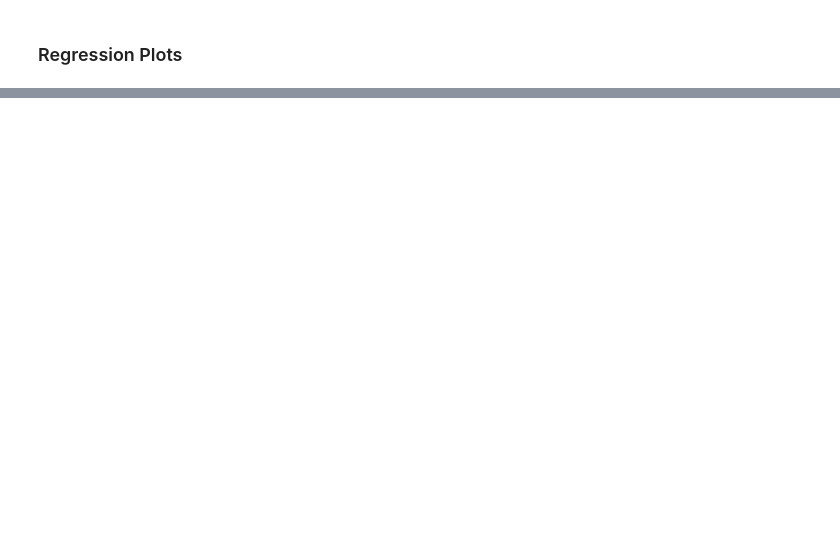
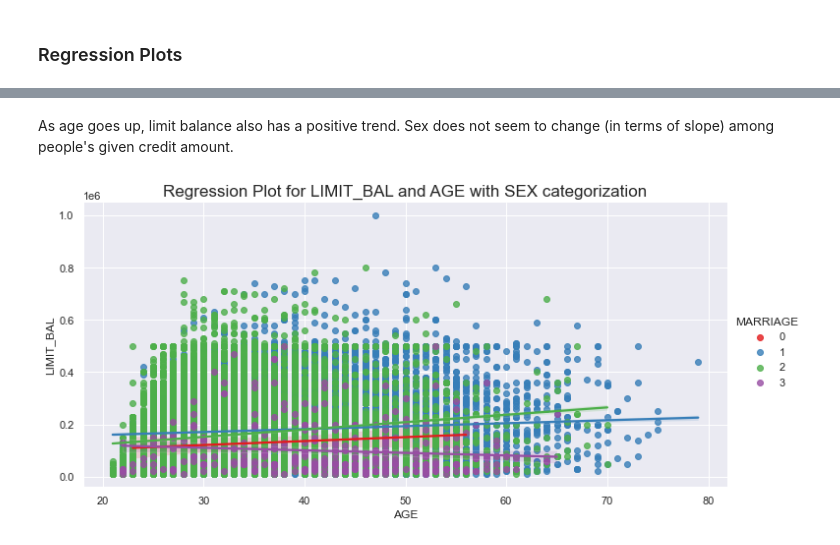
Before and after one commit to ivanurielricardo/EBC4257-Machine-Learning, a Jupyter notebook: final_project/final_project.ipynb, the cells around one changed output, grey strips where cells are left out. Drawn from its saved outputs; the diff is of its cells as text; code cells hidden in the pictures; blank space fills up the shorter version.

```diff
--- a/final_project/final_project.ipynb
+++ b/final_project/final_project.ipynb
@@ -222,0 +273,8 @@ plt.show()
+# %% [markdown]
+As age goes up, limit balance also has a positive trend. Sex does not seem to change (in terms of slope) among people's given credit amount.
+# %%
+sns.lmplot(x="AGE",y="LIMIT_BAL", hue="MARRIAGE", data=taiwan, palette="Set1", aspect=2) # Linear relationship between credit amount and age variables with marriage seperation
+plt.title('Regression Plot for LIMIT_BAL and AGE with SEX categorization', fontsize=17)
+plt.show()
+# %% [output]
+[figure, added]
```
Also changed, not shown: parts of 56 cells of this notebook, 1 other file.
